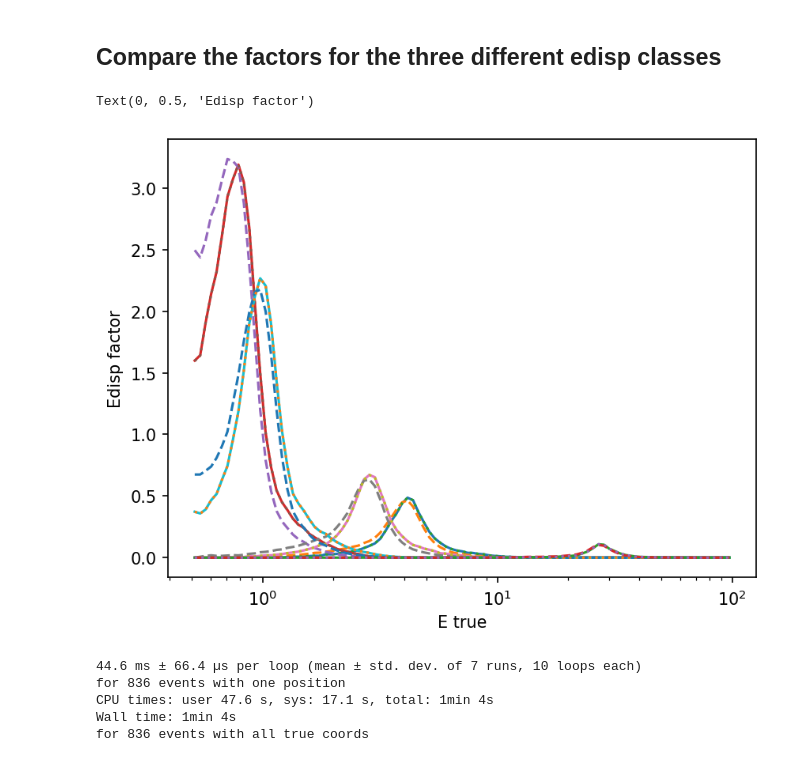
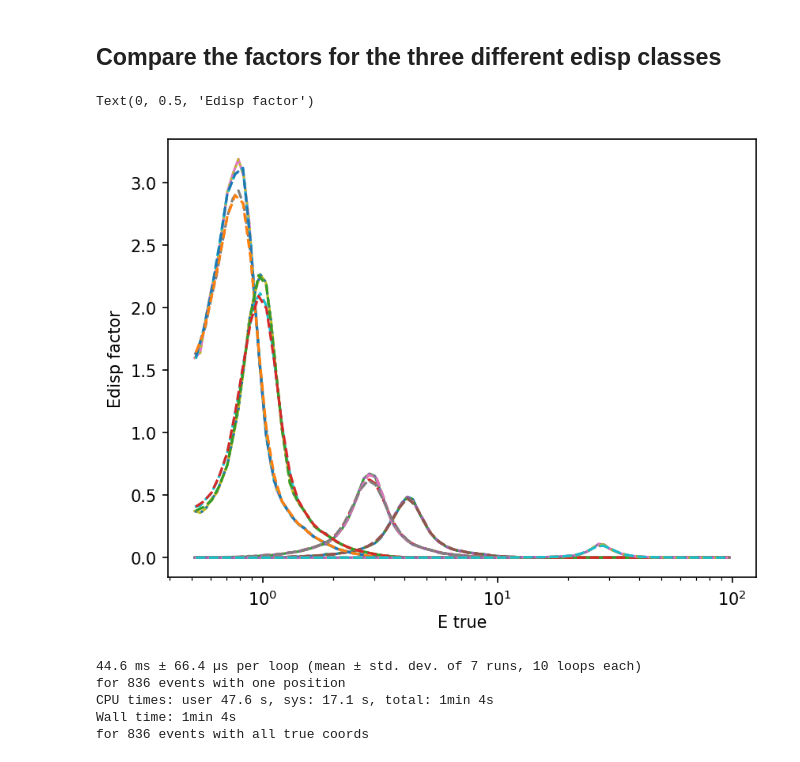
Before and after one commit to gammapy/gammapy-unbinned-analysis, a Jupyter notebook: Tims_UnbinnedDataset/example_edispkernel.ipynb, the cells around one changed output. Cells and saved outputs as stored; diff of their text form; code cells hidden in the pictures.

```diff
--- a/Tims_UnbinnedDataset/example_edispkernel.ipynb
+++ b/Tims_UnbinnedDataset/example_edispkernel.ipynb
@@ -42,7 +42,7 @@ crab_pos = SkyCoord(184.557, -5.784, unit='deg', frame='galactic')
 obs_pos=obs1.pointing_radec
 ebins = np.geomspace(0.5,100,100) # a fine binning in true energy
 energy_axis = MapAxis.from_edges(
-    ebins, unit="TeV", name="energy", interp="log"
+    ebins[::2], unit="TeV", name="energy", interp="log"
 )
 energy_axis_true = MapAxis.from_edges(
     ebins, unit="TeV", name="energy_true", interp="log"
@@ -248,7 +248,7 @@ def make_edisp_factors(edisp, geom, events, position=None, pointing=None):
         edisp : The energy dispersion. Supported classes are:
             `~gammapy.irf.EDsipMap` (prefered)
             `~gammapy.irf.EDispKernelMap` (less precise)
-            `~gammapy.irf.EnergyDispersion2D` (needs position and pointing)
+            `~gammapy.irf.EnergyDispersion2D` (not yet projected, needs pointing)
         geom : `~gammapy.maps.WcsGeom`
             The true geometry for the numeric integration
         events : `~gammapy.data.EventList`
@@ -292,9 +292,11 @@ def make_edisp_factors(edisp, geom, events, position=None, pointing=None):
         # projected already with energy axis
         ## TODO: Print warning that KernelMap is not precise
         e_reco_bins = edisp.edisp_map.geom.axes['energy'].edges.diff()
-        if expand_outdim: e_reco_bins = e_reco_bins[:,None,None]
+        edisp = edisp.copy() # so we don't change the original data
+        edisp.edisp_map.quantity = edisp.edisp_map.quantity/ e_reco_bins[:,None,None]
         factors = edisp.edisp_map.interp_by_coord(coords, fill_value=0.)
-        factors = factors / e_reco_bins
+        unit = edisp.edisp_map.unit  # for some reason the interpolated values have no units
+        factors *= unit
 
     elif isinstance(edisp, EnergyDispersion2D):
         coords['offset'] = coords['skycoord'].separation(pointing)
@@ -303,6 +305,7 @@ def make_edisp_factors(edisp, geom, events, position=None, pointing=None):
         del coords['skycoord']
         factors = edisp.evaluate(method='linear', **coords)
         factors = factors / coords['energy_true']
+        # do a cut on migra min/max to avoid extrapolation on this axis
         m_min, m_max = edisp.axes['migra'].edges[[0,-1]]
         mask = (coords['migra'] < m_max) & (coords['migra'] > m_min)
         factors *= mask
@@ -342,6 +345,19 @@ edisp_factors = edispI.evaluate(offset = offset, energy=event_e[:,None],
 edisp_factors.shape
 # compare to the gammay EdispKernel (transposed)
 ek = edisp2d.to_edisp_kernel(offset=offset, energy_true=energy_axis_true.edges, energy=energy_axis.edges)
+# %%
+ebins2 = np.geomspace(0.5,100,70) # a fine binning in true energy
+energy_axis_true2 = MapAxis.from_edges(
+    ebins2, unit="TeV", name="energy_true", interp="log"
+)
+geom2 = WcsGeom.create(
+    skydir=obs_pos,
+    binsz=0.02,
+    width=(3.5, 3.5),
+    frame="icrs",
+    proj="CAR",
+    axes=[energy_axis_true2],
+)
 # %%
 ed_map=make_edisp_factors(dataset.edisp,dataset.exposure.geom,
                             events,position=model_gauss.position)
@@ -349,19 +365,29 @@ ed_kmap=make_edisp_factors(edisp_kernelmap,dataset.exposure.geom,
                             events,position=model_gauss.position)
 ed_obs=make_edisp_factors(obs1.edisp,dataset.exposure.geom,
                             events,position=model_gauss.position, pointing=obs1.pointing_radec)
+# %%
+ed_map2=make_edisp_factors(dataset.edisp,geom2,
+                            events,position=model_gauss.position)
+ed_kmap2=make_edisp_factors(edisp_kernelmap,geom2,
+                            events,position=model_gauss.position)
+ed_obs2=make_edisp_factors(obs1.edisp,geom2,
+                            events,position=model_gauss.position, pointing=obs1.pointing_radec)
 # %%
 plt.figure(dpi=150)
 event_ids=[0,5,10,120,2]
 for i in event_ids:
     plt.semilogx(energy_axis_true.center, ed_map[i])
     plt.semilogx(energy_axis_true.center, ed_kmap[i], ls='--')
     plt.semilogx(energy_axis_true.center, ed_obs[i], ls=':')
+    plt.semilogx(energy_axis_true2.center, ed_obs2[i], ls='--')
+    plt.semilogx(energy_axis_true2.center, ed_map2[i], ls='--')
+    plt.semilogx(energy_axis_true2.center, ed_kmap2[i], ls='--')
 # plt.loglog()
 plt.xlabel('E true')
 plt.ylabel('Edisp factor')
 # %% [output]
 Text(0, 0.5, 'Edisp factor')
-[figure, old version]
+[figure, new version]
 # %%
 exp_fac = make_exposure_factors(obs1.aeff, obs_pos,
                                 model_gauss.position,
```
Also changed, not shown: parts of 1 cell of this notebook, 3 other files.
